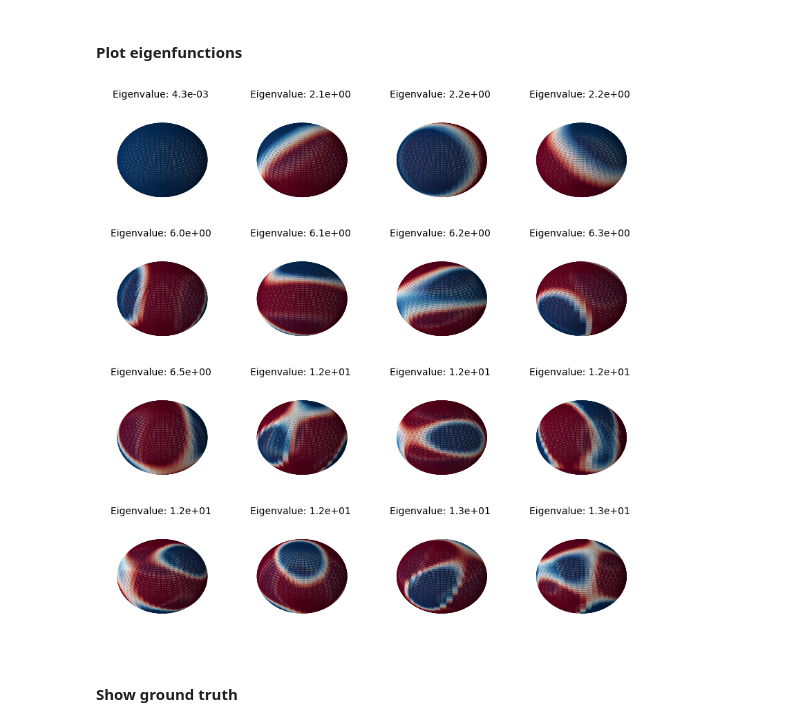
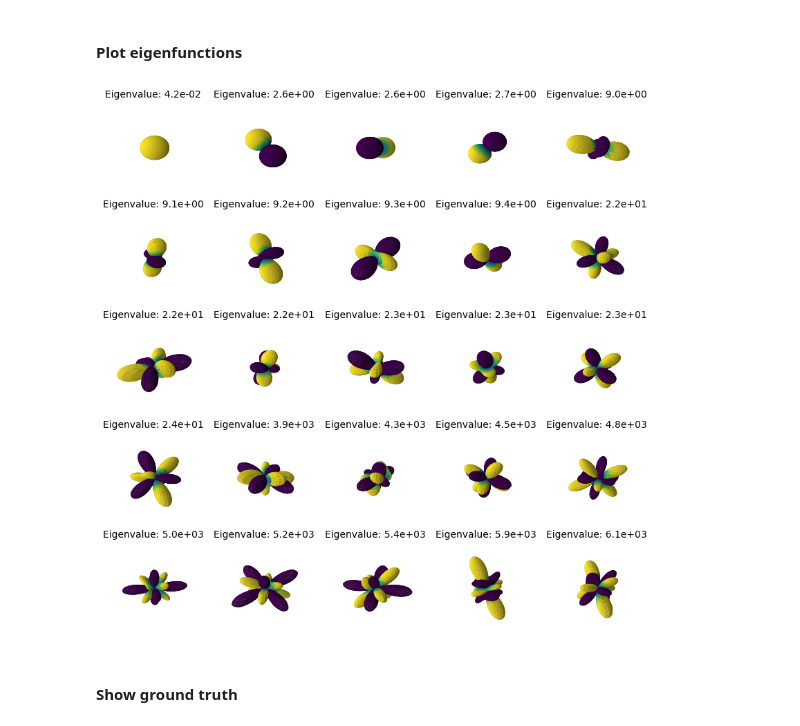
Before and after one commit to VivienCabannes/laplacian, a Jupyter notebook: examples/three_dimension.ipynb, the cells around one changed output. Cells and saved outputs as stored; diff of their text form; code cells hidden in the pictures.

```diff
--- a/examples/three_dimension.ipynb
+++ b/examples/three_dimension.ipynb
@@ -36,9 +37,9 @@ X, Y, Z = meshgrid_3d(100)
 # %% [markdown]
 #### Choose a kernel
 # %%
-# kernel = PolynomialKernel(d=6)
-kernel = ExponentialKernel(sigma=10)
-# kernel = GaussianKernel(sigma=10)
+kernel = PolynomialKernel(d=8)
+# kernel = ExponentialKernel(sigma=10)
+kernel = GaussianKernel(sigma=3)
 # %% [markdown]
 #### Fit eigenfunctions
 # %%
@@ -62,5 +63,5 @@ fit(x, p=None, k=None, L_reg: float = 0, R_reg: float = 0, inverse_L: bool = Fal
     alphas: ndarray of size (p, k)
         Eigenvectors of the Laplacian operator
 # %%
-kernel.fit(x, p=p, k=16, L_reg=1e-4, R_reg=0)
+kernel.fit(x, p=p, k=25, L_reg=1e-5, R_reg=0)
 # %% [output]
@@ -101,10 +78,20 @@ def get_true_harmonic(x_test, num):
+# %%
+num = 5
+phi /= np.sqrt(np.mean(phi**2, axis=0))
+phi_true, eigenvalues = spherical_harmonic(x_test, num**2, return_eigenvalues=True)
+phi_true /= np.sqrt(np.mean(phi_true**2, axis=0))
 # %%
-num = 4
 fig, axes = plt.subplots(num, num, figsize=(10, 10), subplot_kw={"projection": "3d"})
 for i in range(num ** 2):
-    plot_sphere(axes[i//num, i%num], X, Y, Z, phi[:, i], alpha=.5)
+    phi_i = phi[:, i].reshape(*X.shape)
+    Dx, Dy, Dz = np.abs(phi_i) * np.stack((X, Y, Z))
+    plot_sphere_surface(axes[i//num, i%num], Dx, Dy, Dz, phi_i, alpha=.5, cmap="viridis")
     axes[i//num, i%num].set_title(f"Eigenvalue: {kernel.eigenvalues[i]:.1e}", fontsize=10)
+    scale = 2
+    axes[i//num, i%num].set_xlim([-scale, scale])
+    axes[i//num, i%num].set_ylim([-scale, scale])
+    axes[i//num, i%num].set_zlim([-scale, scale])
 # %% [output]
-[figure, old version]
+[figure, new version]
 # %% [markdown]
 #### Show ground truth
```
Also changed, not shown: parts of 8 cells of this notebook, 3 other files.
